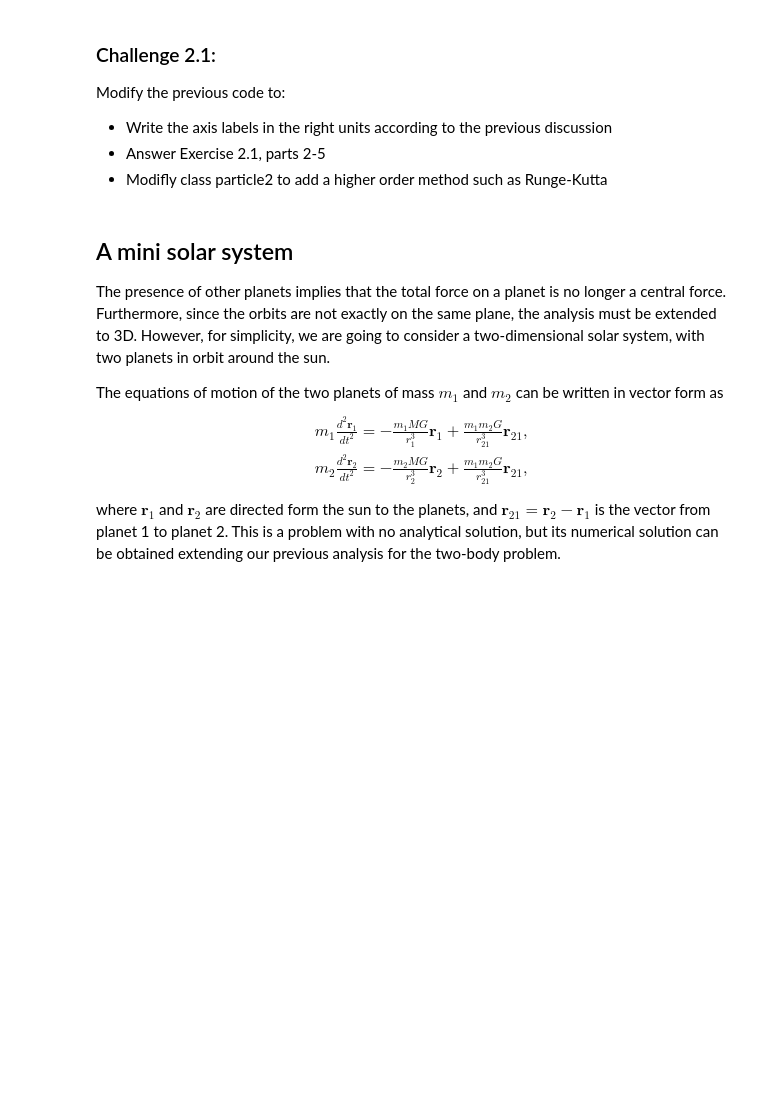
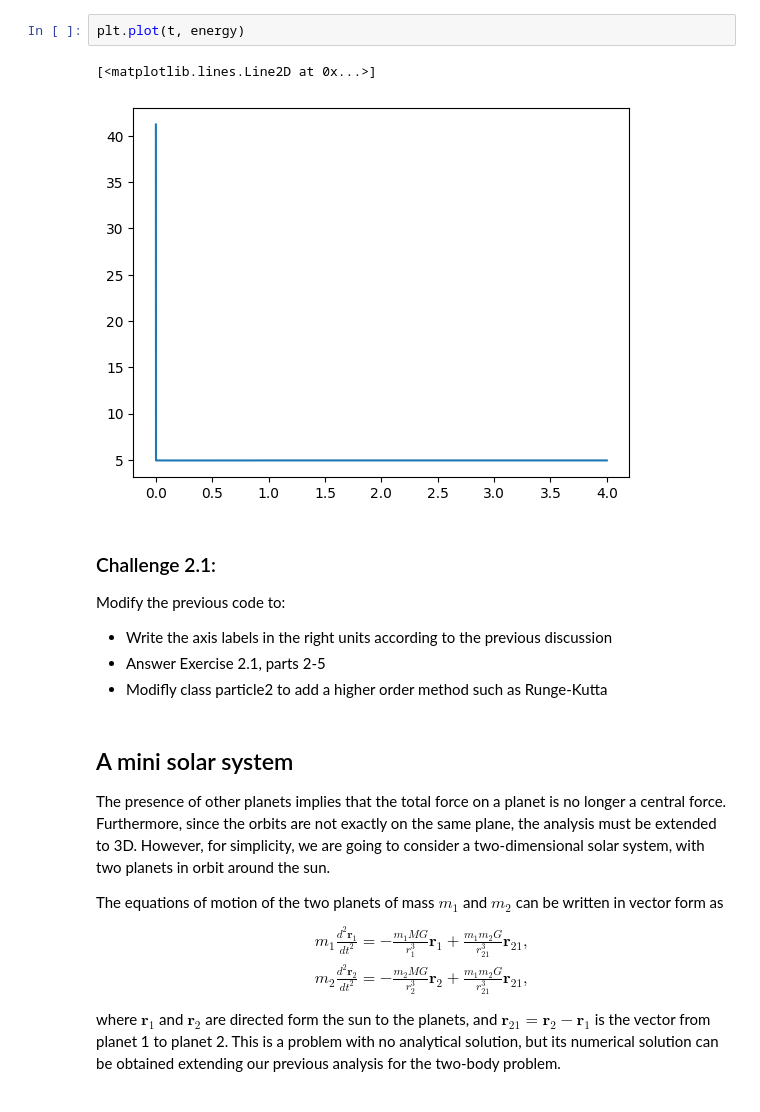
Before and after one commit to jimhalverson/COMP2023, a Jupyter notebook: notebooks/Computational Physics/04_Lecture__Central Potential.ipynb, the cells around one changed output. Cells and saved outputs as stored; diff of their text form; blank space fills up the shorter version.

```diff
--- a/notebooks/Computational Physics/04_Lecture__Central Potential.ipynb
+++ b/notebooks/Computational Physics/04_Lecture__Central Potential.ipynb
@@ -156,3 +239,8 @@ $$GM=\frac{4\pi ^2a^3}{T^2}=4\pi ^2 AU^3/yr^2.$$
+# %%
+plt.plot(t, energy)
+# %% [output]
+[<matplotlib.lines.Line2D at 0x...>]
+[figure, added]
 # %% [markdown]
 ### Challenge 2.1:
 
```
Also changed, not shown: parts of 4 cells of this notebook.
